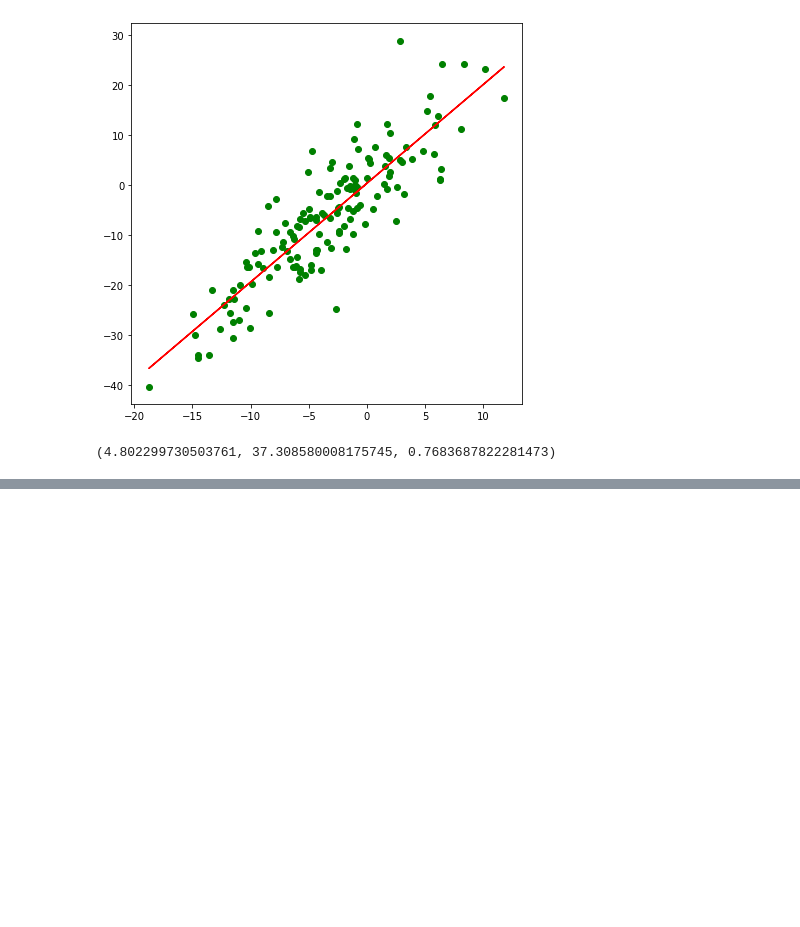
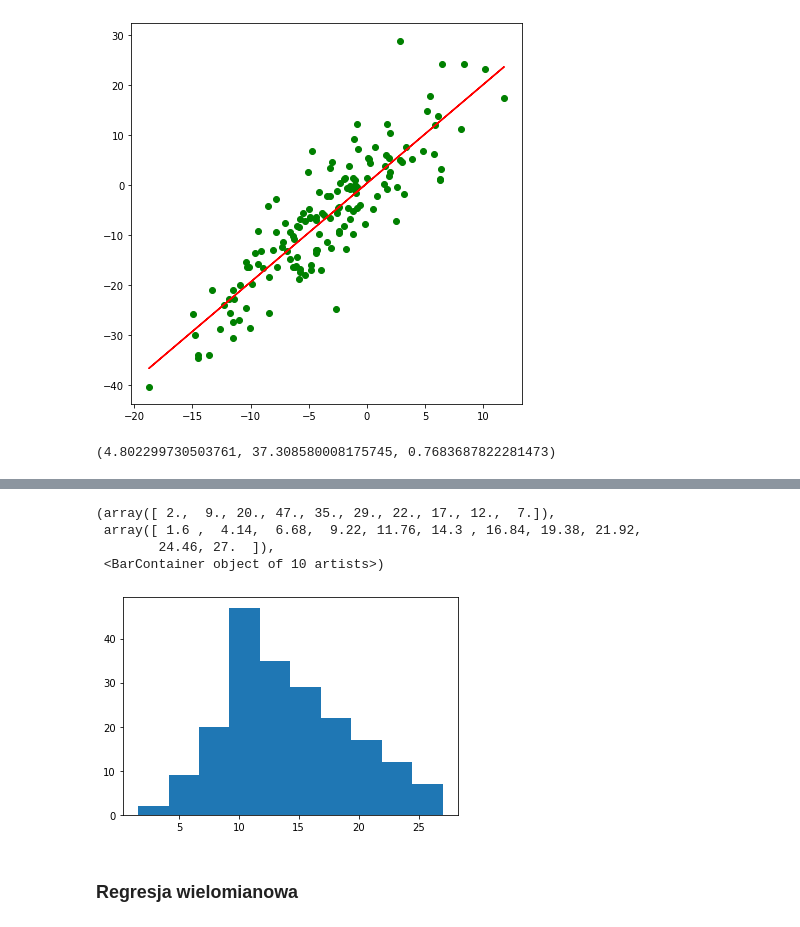
Before and after one commit to pad1903alx/kursalx, a Jupyter notebook: Dzien06/02-regresja.ipynb, the cells around one changed output, grey strips where cells are left out. Saved outputs shown, nothing was run; the diff lists cells and outputs as text; code cells hidden in the pictures; blank space fills up the shorter version.

```diff
--- a/Dzien06/02-regresja.ipynb
+++ b/Dzien06/02-regresja.ipynb
@@ -103,0 +150,10 @@ mean_absolute_error(y, y_pred), mean_squared_error(y, y_pred), r2_score(y, y_pre
+# %%
+plt.hist(df.sales)
+# %% [output]
+(array([ 2.,  9., 20., 47., 35., 29., 22., 17., 12.,  7.]),
+ array([ 1.6 ,  4.14,  6.68,  9.22, 11.76, 14.3 , 16.84, 19.38, 21.92,
+        24.46, 27.  ]),
+ <BarContainer object of 10 artists>)
+[figure, added]
+# %% [markdown]
+### Regresja wielomianowa
```
Also changed, not shown: parts of 33 cells of this notebook.
